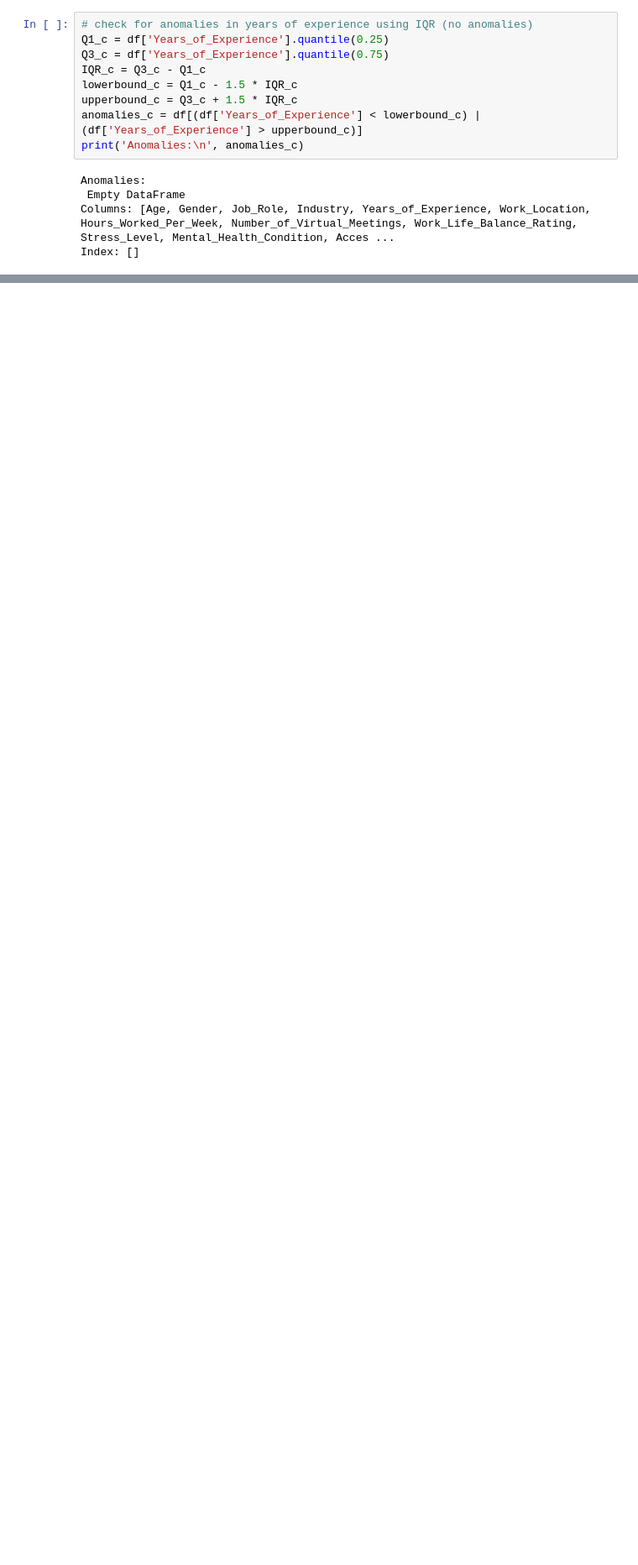
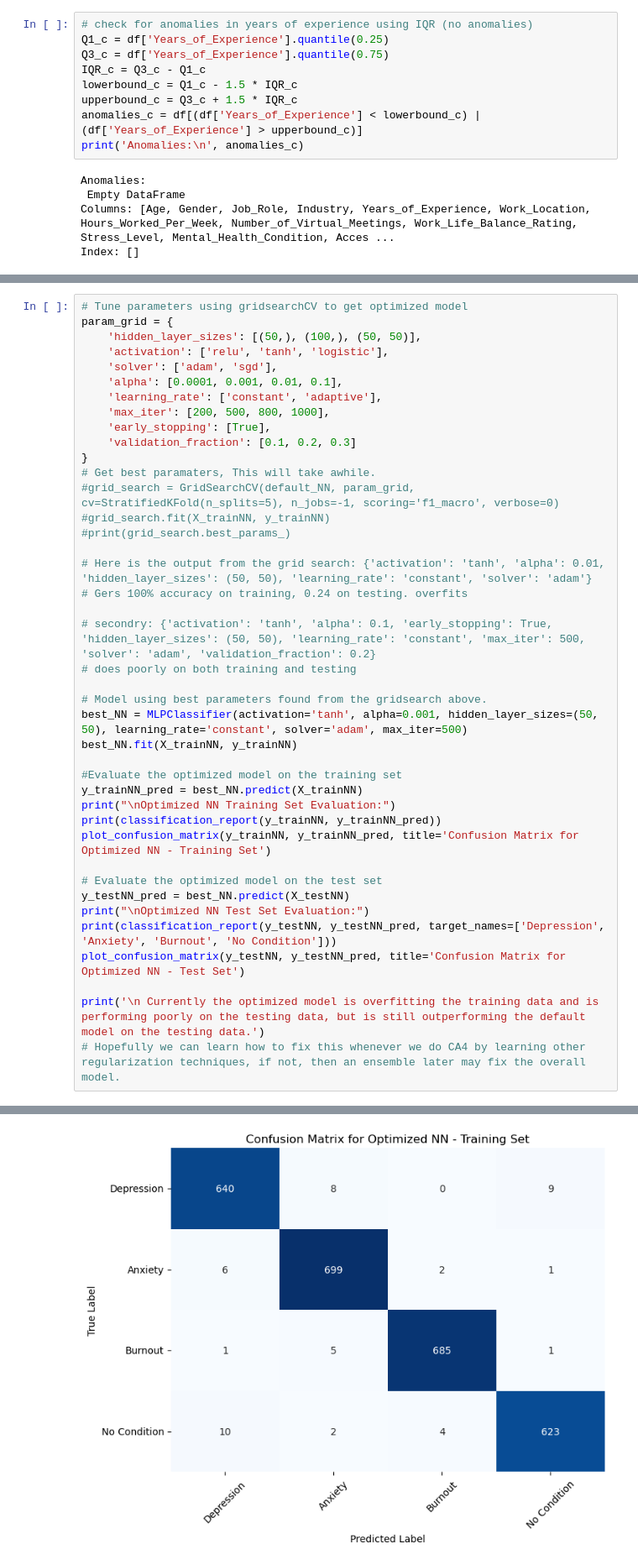
Before and after one commit to johnnyhuyhuynh/MindSpace, a Jupyter notebook: MindSpace-test.ipynb, the cells around one changed output, grey strips where cells are left out. Shown at 84% size. Cells and saved outputs as stored; diff of their text form; blank space fills up the shorter version.

```diff
--- a/MindSpace-test.ipynb
+++ b/MindSpace-test.ipynb
@@ -778,0 +861,42 @@ plt.show()
+# %%
+# Tune parameters using gridsearchCV to get optimized model
+param_grid = {
+    'hidden_layer_sizes': [(50,), (100,), (50, 50)],
+    'activation': ['relu', 'tanh', 'logistic'],
+    'solver': ['adam', 'sgd'],
+    'alpha': [0.0001, 0.001, 0.01, 0.1],
+    'learning_rate': ['constant', 'adaptive'],
+    'max_iter': [200, 500, 800, 1000],
+    'early_stopping': [True],
+    'validation_fraction': [0.1, 0.2, 0.3]
+}
+# Get best paramaters, This will take awhile.
+#grid_search = GridSearchCV(default_NN, param_grid, cv=StratifiedKFold(n_splits=5), n_jobs=-1, scoring='f1_macro', verbose=0)
+#grid_search.fit(X_trainNN, y_trainNN)
+#print(grid_search.best_params_)
+
+# Here is the output from the grid search: {'activation': 'tanh', 'alpha': 0.01, 'hidden_layer_sizes': (50, 50), 'learning_rate': 'constant', 'solver': 'adam'}
+# Gers 100% accuracy on training, 0.24 on testing. overfits
+
+# secondry: {'activation': 'tanh', 'alpha': 0.1, 'early_stopping': True, 'hidden_layer_sizes': (50, 50), 'learning_rate': 'constant', 'max_iter': 500, 'solver': 'adam', 'validation_fraction': 0.2}
+# does poorly on both training and testing
+
+# Model using best parameters found from the gridsearch above.
+best_NN = MLPClassifier(activation='tanh', alpha=0.001, hidden_layer_sizes=(50, 50), learning_rate='constant', solver='adam', max_iter=500)
+best_NN.fit(X_trainNN, y_trainNN)
+
+#Evaluate the optimized model on the training set
+y_trainNN_pred = best_NN.predict(X_trainNN)
+print("\nOptimized NN Training Set Evaluation:")
+print(classification_report(y_trainNN, y_trainNN_pred))
+plot_confusion_matrix(y_trainNN, y_trainNN_pred, title='Confusion Matrix for Optimized NN - Training Set')
+
+# Evaluate the optimized model on the test set
+y_testNN_pred = best_NN.predict(X_testNN)
+print("\nOptimized NN Test Set Evaluation:")
+print(classification_report(y_testNN, y_testNN_pred, target_names=['Depression', 'Anxiety', 'Burnout', 'No Condition']))
+plot_confusion_matrix(y_testNN, y_testNN_pred, title='Confusion Matrix for Optimized NN - Test Set')
+
+print('\n Currently the optimized model is overfitting the training data and is performing poorly on the testing data, but is still outperforming the default model on the testing data.')
+# Hopefully we can learn how to fix this whenever we do CA4 by learning other regularization techniques, if not, then an ensemble later may fix the overall model.
+# %% [output]
@@ -778,0 +914 @@ plt.show()
+[figure, added]
```
Also changed, not shown: parts of 3 cells of this notebook.
